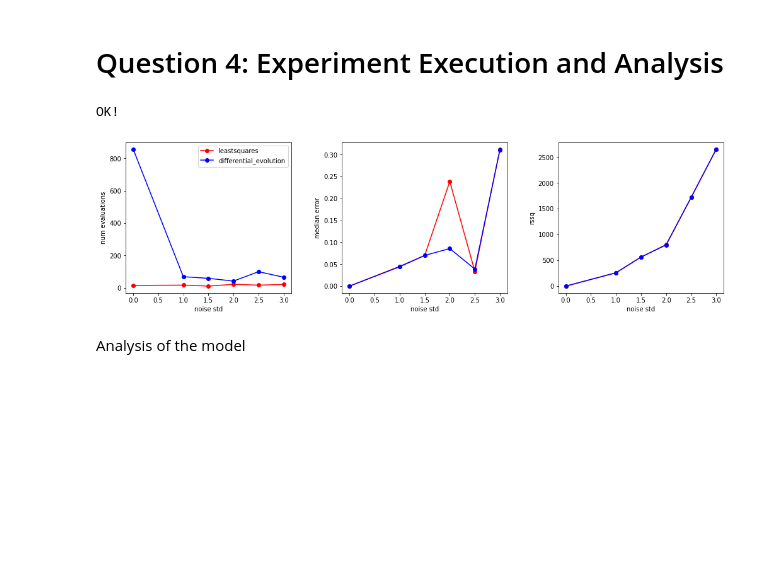
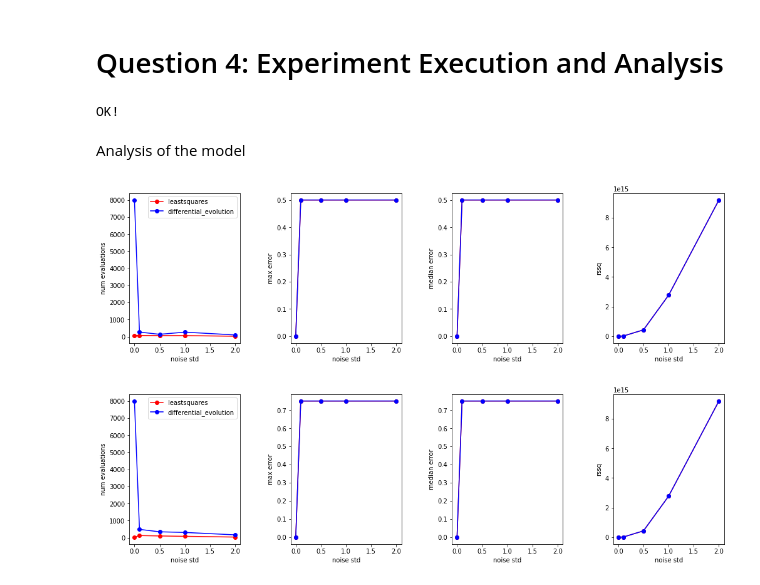
Before and after one commit to ModelEngineering/BIOEN-437, a Jupyter notebook: assignments/hw_parameter_estimation.ipynb, the cells around one changed output. Drawn from its saved outputs; the diff is of its cells as text; code cells hidden in the pictures; blank space fills up the shorter version.

```diff
--- a/assignments/hw_parameter_estimation.ipynb
+++ b/assignments/hw_parameter_estimation.ipynb
@@ -409,21 +408,23 @@ def makePlot(model=MODEL_ANT, search_range=2, data_dct=DATA_DCT, is_plot=True):
     result_df = pd.DataFrame(result_dct)
     # Construct plot
     if is_plot:
-        fig, axes = plt.subplots(1, 3, figsize=(15, 5))
+        fig, axes = plt.subplots(1, 4, figsize=(15, 5))
         fig.tight_layout(pad=5.0)
         colors = ["red", "blue"]
         for idx, method in enumerate(METHODS):
             plot_df = result_df[result_df[METHOD] == method]
             axes[0].plot(plot_df[STD], plot_df[NUM_EVAL], color=colors[idx], marker="o")
-            axes[1].plot(plot_df[STD], plot_df[MEDIAN_ERR], color=colors[idx], marker="o")
-            axes[2].plot(plot_df[STD], plot_df[RSSQ], color=colors[idx], marker="o")
-    #
-    axes[0].set_ylabel("num evaluations")
-    axes[1].set_ylabel("median error")
-    axes[2].set_ylabel("rssq")
-    axes[0].legend(METHODS, loc="upper right")
-    for ax in axes:
-        ax.set_xlabel("noise std")
+            axes[1].plot(plot_df[STD], plot_df[MAX_ERR], color=colors[idx], marker="o")
+            axes[2].plot(plot_df[STD], plot_df[MEDIAN_ERR], color=colors[idx], marker="o")
+            axes[3].plot(plot_df[STD], plot_df[RSSQ], color=colors[idx], marker="o")
+        #
+        axes[0].set_ylabel("num evaluations")
+        axes[1].set_ylabel("max error")
+        axes[2].set_ylabel("median error")
+        axes[3].set_ylabel("rssq")
+        axes[0].legend(METHODS, loc="upper right")
+        for ax in axes:
+            ax.set_xlabel("noise std")
     return result_df
 
 # Tests
@@ -432,12 +433,17 @@ data_dct = {STD: [], TS: []}
 for std in stds:
     data_dct[STD].append(std)
     data_dct[TS].append(generateNoisyData(std, model=TEST_MODEL, is_plot=False))
-result_df = makePlot(model=TEST_MODEL, search_range=2, data_dct=data_dct, is_plot=True)
+result_df = makePlot(model=TEST_MODEL, search_range=2, data_dct=data_dct, is_plot=False)
 diff = set(result_df.columns).symmetric_difference([STD, RSSQ, NUM_EVAL, METHOD, MAX_ERR, MEDIAN_ERR])
 assert(len(diff) == 0)
 print("OK!")
 # %% [output]
 OK!
-[figure, removed]
 # %% [markdown]
 Analysis of the model
+# %%
+result_df = makePlot(model=MODEL_ANT, search_range=2, data_dct=DATA_DCT, is_plot=True)
+result_df = makePlot(model=MODEL_ANT, search_range=4, data_dct=DATA_DCT, is_plot=True)
+# %% [output]
+[figure, added]
+[figure, added]
```
Also changed, not shown: parts of 8 cells of this notebook, 1 other file.
